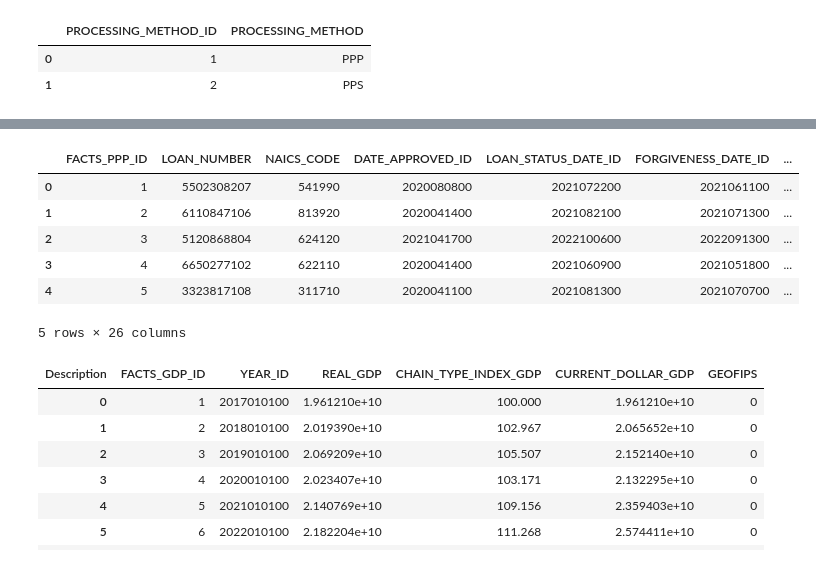
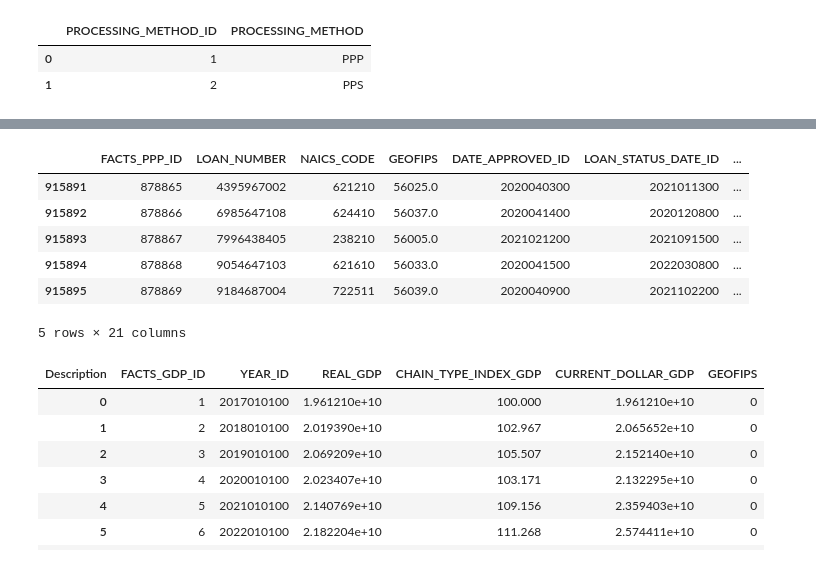
Before and after one commit to joseASC6/PPP_loan_analysis, a Jupyter notebook: programming_scripts/transform_and_load_data.ipynb, the cells around one changed output, grey strips where cells are left out. Cells and saved outputs as stored; diff of their text form; code cells hidden in the pictures.

Commit message:
Complete Facts and Dimensions Tables

```diff
--- a/programming_scripts/transform_and_load_data.ipynb
+++ b/programming_scripts/transform_and_load_data.ipynb
@@ -576,7 +595,9 @@ dim_business_type = clean_ppp_data[['BUSINESS_TYPE']].drop_duplicates()
 dim_business_type["BUSINESS_TYPE_ID"] = range(1, len(dim_business_type) + 1)
 dim_business_type = dim_business_type[['BUSINESS_TYPE_ID', 'BUSINESS_TYPE']]
 dim_business_type = dim_business_type.reset_index(drop=True)
-dim_business_type.head(10)
+
+clean_ppp_data = clean_ppp_data.merge(dim_business_type[['BUSINESS_TYPE', 'BUSINESS_TYPE_ID']], on='BUSINESS_TYPE', how='left', suffixes=('', '_dim_business_type'))
+dim_business_type.head()
 # %% [output]
 |  | BUSINESS_TYPE_ID | BUSINESS_TYPE |
 | 0 | 1 | Limited Liability Company(LLC) |
@@ -594,7 +610,10 @@ dim_processing_method = clean_ppp_data[['PROCESSING_METHOD']].drop_duplicates()
 dim_processing_method["PROCESSING_METHOD_ID"] = range(1, len(dim_processing_method) + 1)
 dim_processing_method = dim_processing_method[['PROCESSING_METHOD_ID', 'PROCESSING_METHOD']]
 dim_processing_method = dim_processing_method.reset_index(drop=True)
-dim_processing_method.head()
+
+clean_ppp_data = clean_ppp_data.merge(dim_processing_method[['PROCESSING_METHOD', 'PROCESSING_METHOD_ID']], on='PROCESSING_METHOD', how='left', suffixes=('', '_dim_processing_method'))
+
+dim_processing_method
 # %% [output]
 |  | PROCESSING_METHOD_ID | PROCESSING_METHOD |
 | 0 | 1 | PPP |
@@ -605,7 +624,10 @@ dim_term = dim_term.sort_values(by='TERM_MONTH')
 dim_term["TERM_ID"] = range(1, len(dim_term) + 1)
 dim_term = dim_term[['TERM_ID', 'TERM_MONTH']]
 dim_term = dim_term.reset_index(drop=True)
-dim_term
+
+clean_ppp_data = clean_ppp_data.merge(dim_term[['TERM_MONTH', 'TERM_ID']], on='TERM_MONTH', how='left', suffixes=('', '_dim_term'))
+
+dim_term.head()
 # %% [output]
 |  | TERM_ID | TERM_MONTH |
 | 0 | 1 | 0 |
@@ -625,4 +640,5 @@ dim_business_age = clean_ppp_data[['BUSINESS_AGE_DESCRIPTION']].drop_duplicates(
 dim_business_age["BUSINESS_AGE_ID"] = range(1, len(dim_business_age) + 1)
 dim_business_age = dim_business_age[['BUSINESS_AGE_ID', 'BUSINESS_AGE_DESCRIPTION']]
 dim_business_age = dim_business_age.reset_index(drop=True)
-dim_business_age
+
+clean_ppp_data = clean_ppp_data.merge(dim_business_age[['BUSINESS_AGE_DESCRIPTION', 'BUSINESS_AGE_ID']], on='BUSINESS_AGE_DESCRIPTION', how='left', suffixes=('', '_dim_business_age'))
@@ -635,73 +645,40 @@ dim_business_age
 # %%
 """
 PPP Fact Table
 Columns:
 FACTS_PPP_ID (integer, primary key) - from the PPP data
 LOAN_NUMBER (integer) - PPP data
 NAICS_CODE (integer, foreign key) - PPP data
 GEOFIPS (integer, foreign key) - Using PROJECT_STATE and PROJECT_COUNTY_NAME PPP data, find the GEOFIPS from the Geography Dimension
 DATE_APPROVED_ID (integer, foreign key) - PPP data
 LOAN_STATUS_DATE_ID (integer, foreign key) - PPP data
 FORGIVENESS_DATE_ID (integer, foreign key) - PPP data
 BORROWER_ID (integer, foreign key) - Find the BORROWER_ID from the Borrower Dimension
 ORIGINATING_LENDER_ID (integer, foreign key) - Find the ORIGINATING_LENDER_ID from the Originating Lender Dimension
 SERVICING_LENDER_ID (integer, foreign key) - Find the SERVICING_LENDER_ID from the Servicing Lender Dimension
 TERM_ID (integer, foreign key) - Find the TERM_ID from the Term Dimension
 LOAN_STATUS_ID (integer, foreign key) - Find the LOAN_STATUS_ID from the Loan Status Dimension
 PROCESSING_METHOD_ID (integer, foreign key) - Find the PROCESSING_METHOD_ID from the Processing Method Dimension
 SBA_OFFICE_CODE (integer, foreign key) - PPP data
 BUSINESS_AGE_ID (integer, foreign key) - Find the BUSINESS_AGE_ID from the Business Age Dimension
 BUSINESS_TYPE_ID (integer, foreign key) - Find the BUSINESS_TYPE_ID from the Business Type Dimension
 SBA_GUARANTY_PERCENTAGE (number) - PPP data
 INITIAL_APPROVAL_AMOUNT (number) - PPP data
 CURRENT_APPROVAL_AMOUNT (number) - PPP data
 UNDISBURSED_AMOUNT (number) - PPP data
 FORGIVENESS_AMOUNT (number) - PPP data
 """
-# Lets first get the data that is already in the cleaned PPP data
-# For GEO_FIPS, ORIGINATING_LENDER_ID, and SERVICING_LENDER_ID. We will need to use multiple columns to get the correct ID
-# GEO_FIPS use PROJECT_STATE and PROJECT_COUNTY_NAME to get the GEO_FIPS from the Geography Dimension
-# For ORIGINATING_LENDER_ID, and SERVICING_LENDER_ID. Use LocationID and Name to get the ID from the respective dimensions.
-
-# For TERM_ID, LOAN_STATUS_ID, PROCESSING_METHOD_ID, BUSINESS_AGE_ID, and BUSINESS_TYPE_ID. Use their values to get the ID from the respective dimensions.
-# Everything else is a direct copy from the PPP data
-
-# First get the data in the cleaned PPP data
-facts_ppp = clean_ppp_data[['FACTS_PPP_ID', 'LOAN_NUMBER', 'NAICS_CODE', 'DATE_APPROVED_ID', 'LOAN_STATUS_DATE_ID', 'FORGIVENESS_DATE_ID', 'SBA_OFFICE_CODE', 'SBA_GUARANTY_PERCENTAGE', 'INITIAL_APPROVAL_AMOUNT', 'CURRENT_APPROVAL_AMOUNT', 'UNDISBURSED_AMOUNT', 'FORGIVENESS_AMOUNT', 'TERM_MONTH', 'LOAN_STATUS', 'PROCESSING_METHOD', 'BUSINESS_AGE_DESCRIPTION', 'BUSINESS_TYPE', 'ORIGINATING_LENDER_LOCATION_ID', 'ORIGINATING_LENDER','SERVICING_LENDER_LOCATION_ID', 'SERVICING_LENDER_NAME','PROJECT_COUNTY_NAME', 'PROJECT_STATE']]
-
-# Using PROJECT_STATE and PROJECT_COUNTY_NAME PPP data, find the GEOFIPS from the Geography Dimension. DO NOT MERGE THE DATA. JUST GET THE GEOFIPS
-
-
-# Using ORIGINATING_LENDER_LOCATION_ID and ORIGINATING_LENDER, find the ORIGINATING_LENDER_ID from the Originating Lender Dimension
-
-
-# Using SERVICING_LENDER_LOCATION_ID and SERVICING_LENDER_NAME, find the SERVICING_LENDER_ID from the Servicing Lender Dimension
-
-# Using TERM_MONTH, find the TERM_ID from the Term Dimension
-
-# Using LOAN_STATUS, find the LOAN_STATUS_ID from the Loan Status Dimension
-
-# Using PROCESSING_METHOD, find the PROCESSING_METHOD_ID from the Processing Method Dimension
-
-# Using BUSINESS_AGE_DESCRIPTION, find the BUSINESS_AGE_ID from the Business Age Dimension
-
-# Using BUSINESS_TYPE, find the BUSINESS_TYPE_ID from the Business Type Dimension
-
-"""facts_ppp = facts_ppp[[
-    'FACTS_PPP_ID', 'LOAN_NUMBER', 'NAICS_CODE', 'GEOFIPS', 'DATE_APPROVED_ID', 'LOAN_STATUS_DATE_ID',
-    'FORGIVENESS_DATE_ID', 'BORROWER_ID', 'ORIGINATING_LENDER_ID', 'SERVICING_LENDER_ID', 'TERM_ID', 'LOAN_STATUS_ID',
-    'PROCESSING_METHOD_ID', 'SBA_OFFICE_CODE', 'BUSINESS_AGE_ID', 'BUSINESS_TYPE_ID', 'SBA_GUARANTY_PERCENTAGE',
-    'INITIAL_APPROVAL_AMOUNT', 'CURRENT_APPROVAL_AMOUNT', 'UNDISBURSED_AMOUNT', 'FORGIVENESS_AMOUNT'
-]]"""
-facts_ppp.head()
+fact_ppp = clean_ppp_data[['FACTS_PPP_ID', 'LOAN_NUMBER', 'NAICS_CODE', 'GEOFIPS', 'DATE_APPROVED_ID', 'LOAN_STATUS_DATE_ID', 'FORGIVENESS_DATE_ID', 'BORROWER_ID', 'ORIGINATING_LENDER_ID', 'SERVICING_LENDER_ID', 'TERM_ID', 'LOAN_STATUS_ID', 'PROCESSING_METHOD_ID', 'SBA_OFFICE_CODE', 'BUSINESS_AGE_ID', 'BUSINESS_TYPE_ID', 'SBA_GUARANTY_PERCENTAGE', 'INITIAL_APPROVAL_AMOUNT', 'CURRENT_APPROVAL_AMOUNT', 'UNDISBURSED_AMOUNT', 'FORGIVENESS_AMOUNT']]
+fact_ppp = fact_ppp.reset_index(drop=True)
+fact_ppp.tail()
 # %% [output]
-|  | FACTS_PPP_ID | LOAN_NUMBER | NAICS_CODE | DATE_APPROVED_ID | LOAN_STATUS_DATE_ID | FORGIVENESS_DATE_ID | ... |
-| 0 | 1 | 5502308207 | 541990 | 2020080800 | 2021072200 | 2021061100 | ... |
-| 1 | 2 | 6110847106 | 813920 | 2020041400 | 2021082100 | 2021071300 | ... |
-| 2 | 3 | 5120868804 | 624120 | 2021041700 | 2022100600 | 2022091300 | ... |
-| 3 | 4 | 6650277102 | 622110 | 2020041400 | 2021060900 | 2021051800 | ... |
-| 4 | 5 | 3323817108 | 311710 | 2020041100 | 2021081300 | 2021070700 | ... |
+|  | FACTS_PPP_ID | LOAN_NUMBER | NAICS_CODE | GEOFIPS | DATE_APPROVED_ID | LOAN_STATUS_DATE_ID | ... |
+| 915891 | 878865 | 4395967002 | 621210 | 56025.0 | 2020040300 | 2021011300 | ... |
+| 915892 | 878866 | 6985647108 | 624410 | 56037.0 | 2020041400 | 2020120800 | ... |
+| 915893 | 878867 | 7996438405 | 238210 | 56005.0 | 2021021200 | 2021091500 | ... |
+| 915894 | 878868 | 9054647103 | 621610 | 56033.0 | 2020041500 | 2022030800 | ... |
+| 915895 | 878869 | 9184687004 | 722511 | 56039.0 | 2020040900 | 2021102200 | ... |
-5 rows × 26 columns
+5 rows × 21 columns
 # %%
 # Create the Fact Table
 facts_gdp = clean_gdp_data[['FACTS_GDP_ID', 'YEAR_ID', 'REAL_GDP', 'CHAIN_TYPE_INDEX_GDP', 'CURRENT_DOLLAR_GDP', 'GEOFIPS']]
```
Also changed, not shown: parts of 9 cells of this notebook.
